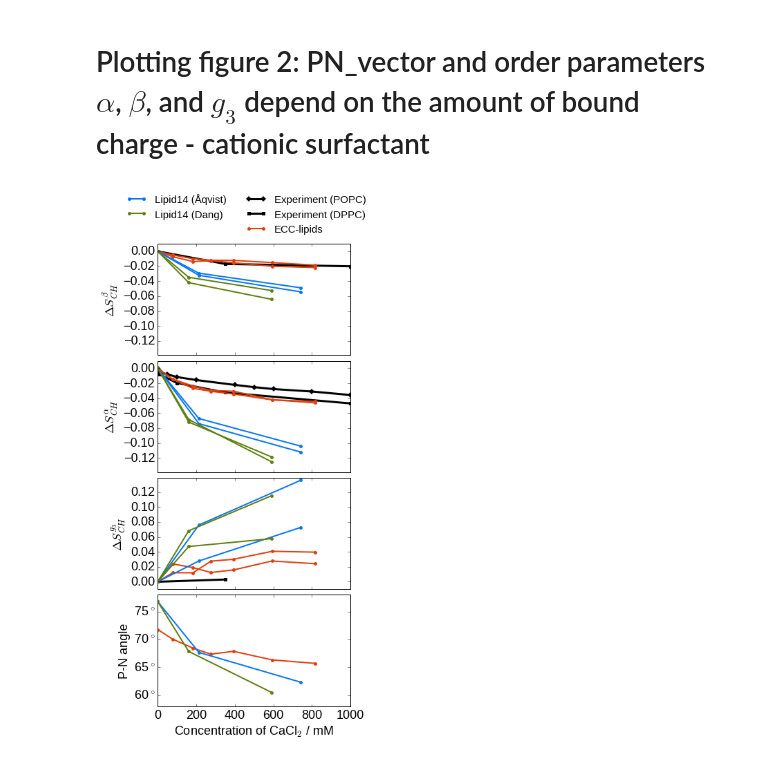
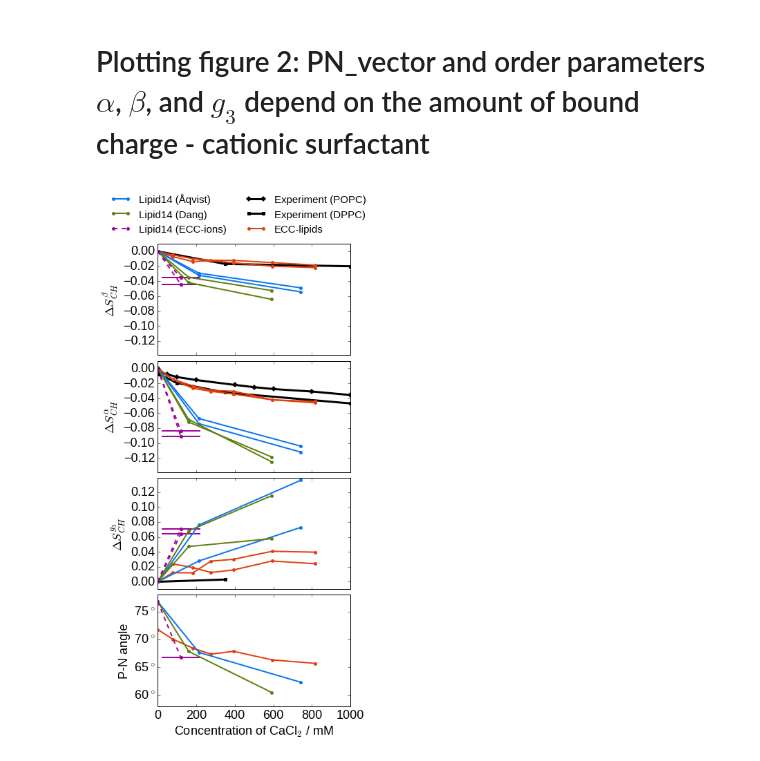
Before and after one commit to ohsOllila/NMRlipids_VI-NewIonModel, a Jupyter notebook: Fig/ipython_nb/Plot_PNs_OPs_L14_ECCLipid17_q80_sig89_salts-CaCl.ipynb, the cells around one changed output. Drawn from its saved outputs; the diff is of its cells as text; code cells hidden in the pictures.

Commit message:
Update to OP-CaCl2 figure: +Lipid14/ECC-ions with a large errorbar in concentration.

```diff
--- a/Fig/ipython_nb/Plot_PNs_OPs_L14_ECCLipid17_q80_sig89_salts-CaCl.ipynb
+++ b/Fig/ipython_nb/Plot_PNs_OPs_L14_ECCLipid17_q80_sig89_salts-CaCl.ipynb
@@ -238,0 +260,22 @@ print opsdata_l14d
+# %%
+opsdata_l14s = {}
+# regular expressions explained at https://docs.python.org/2/howto/regex.html#match-versus-search
+#p = re.compile('\d+molF')  # string pattern for molar fraction in %
+for s in sims_l14s:
+    if "molF" in s.dirname:
+        m = p.search(s.dirname)
+        s.conc_bulk[0] = float(m.group()[0:2])
+    for opname in ["alpha1", "alpha2", "beta1", "beta2", "PN_vector", "g3_1", "g3_2"]:
+        temp_list = []
+        try:
+            temp_list.append([s.conc_bulk[0], float(s.ordpars[opname].avg)])
+            print s.conc_bulk[0], float(s.ordpars[opname].avg), float(s.ordpars[opname].errest)
+        except:
+            print "Simulation in dir \n {d} \n seem to have no record of the order parameter {op} -- skipping".format(d=s.dirname, op=opname)
+        if opname in opsdata_l14s.keys():
+            opsdata_l14s[opname].extend(temp_list)
+        else:
+            opsdata_l14s[opname] = temp_list
+
+
+print opsdata_l14s
@@ -335,9 +394,9 @@ dsg.set_ylabel(r'$\Delta S_{CH} ^{g_3}$')
 #xlabelsl.extend(range(2, 18))
 #ax.set_xticklabels(xlabelsl, rotation=0)
 
-for (opsplot, c, label) in zip([experiments, opsdata, opsdata_l14, opsdata_l14d],
-                               ["black", "#e04010", "#0a77f0", "#608010"],
-                               ["Experiment", "ECC-lipids", ur"Lipid14 (\u00c5qvist)", "Lipid14 (Dang)"]):
+for (opsplot, c, label) in zip([experiments, opsdata, opsdata_l14, opsdata_l14d, opsdata_l14s],
+                               ["black", "#e04010", "#0a77f0", "#608010", '#a00498'],
+                               ["Experiment", "ECC-lipids", ur"Lipid14 (\u00c5qvist)", "Lipid14 (Dang)", "Lipid14 (ECC-ions)"]):
     for key in opsplot.keys():
         yerror = 0.001
         do_delta = False
@@ -386,32 +445,36 @@ for (opsplot, c, label) in zip([experiments, opsdata, opsdata_l14, opsdata_l14d]
         if "POPC" in key:
             marker = "D"
         if "DPPC" in key:
             marker = "s"
-        ax.plot(data[:,0], data[:,1], lw=linew, marker=marker, markersize=markersize, mew=0, color=c, label=plot_label) #, c=colour, lw=1.0, label=point_label)
+        if "ECC-ions" in label:
+            ax.errorbar(data[1:,0], data[1:,1], xerr=100, lw=linew, marker=marker, markersize=markersize, mew=0, color=c)  #, label=plot_label) #, c=colour, lw=1.0, label=point_label)
+            ax.plot(data[:,0], data[:,1], lw=linew, ls="--", marker=marker, markersize=markersize, mew=0, color=c, label=plot_label) #, c=colour, lw=1.0, label=point_label)
+        else:
+            ax.plot(data[:,0], data[:,1], lw=linew, marker=marker, markersize=markersize, mew=0, color=c, label=plot_label) #, c=colour, lw=1.0, label=point_label)
 
 
 for ax in axs:
     #ax.minorticks_on()
     pass
 
 #xlim = pna.get_xlim()
 #pna.set_xticks(range(0,90,20))
 #pna.set_xticklabels([ str(i)+r"%" for i in range(0,90,20)])
 pna.set_xlim([0,1000])
 
 ylim = pna.get_ylim()
 pna.set_yticks(range(0,90,5))
 pna.set_yticklabels([ str(i)+r"$^\circ$" for i in range(0,90,5)])
 pna.set_ylim(ylim)
 
 #dsb.legend(loc="lower left", markerscale=1.0, scatterpoints=4, fontsize='x-small')
 dsa.legend(bbox_transform=plt.gcf().transFigure,
            bbox_to_anchor=(0.44, 1.0),
            ncol=2, mode="expand",
            frameon=False,
            fontsize='small')
 
 plt.savefig("PN_angle_OrdPars-A-B-g3_L14-ECCL17_q80_sig89_CaCl.pdf", dpi=200, bbox_inches='tight')
 plt.show()
 # %% [output]
-[figure, old version]
+[figure, new version]
```
Also changed, not shown: parts of 3 cells of this notebook, 1 other file.
